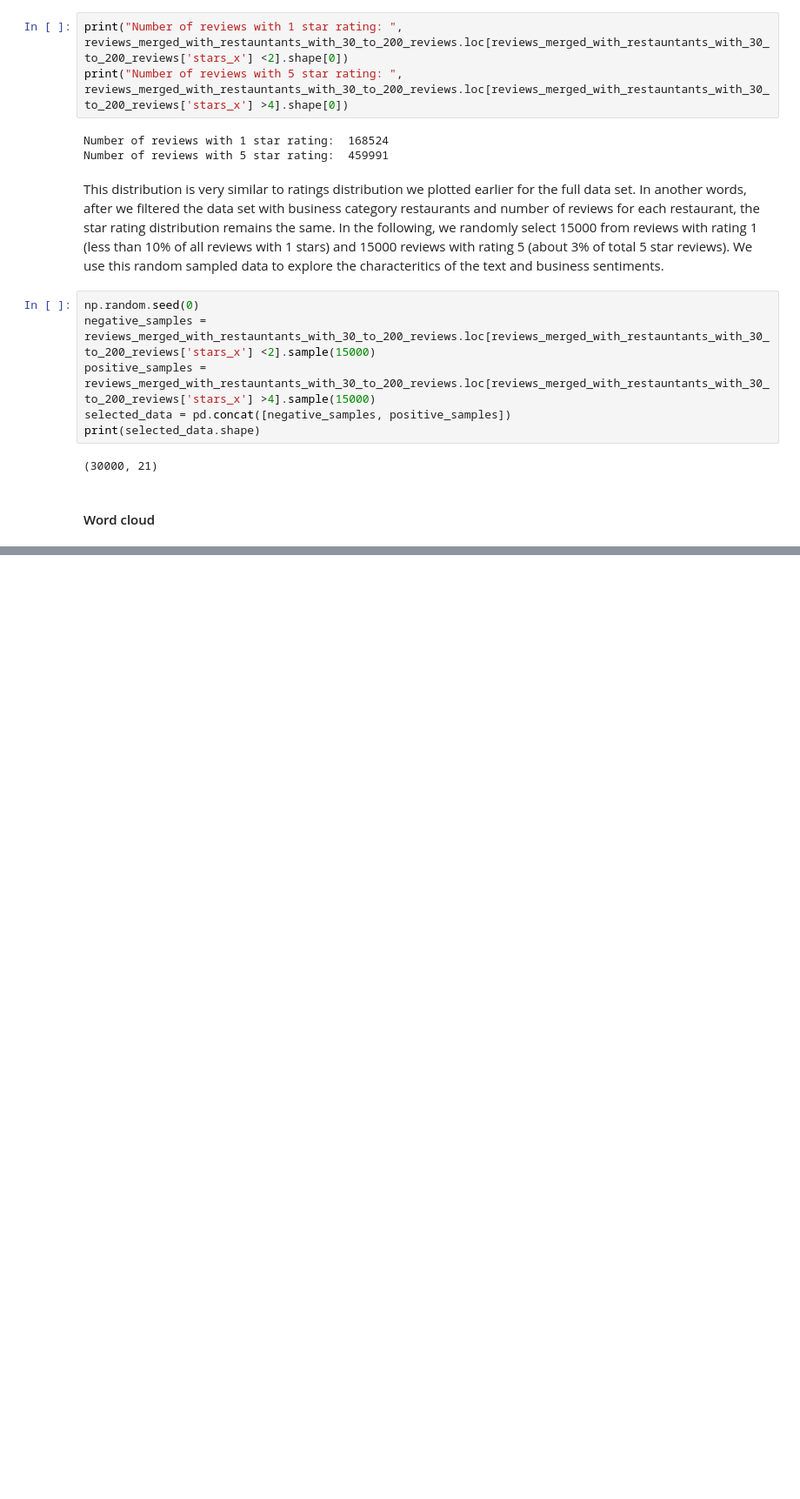
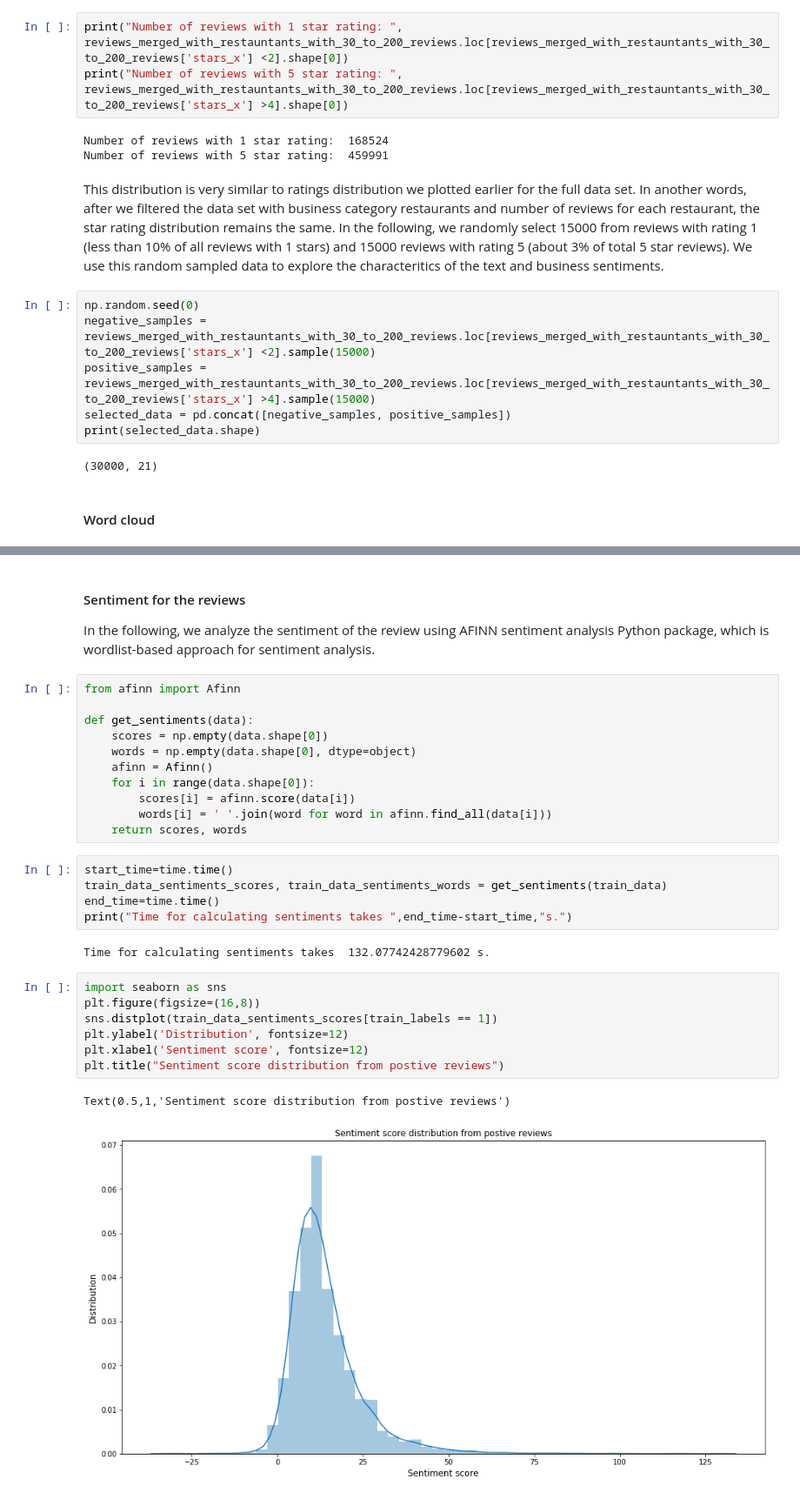
Before and after one commit to chandra1sekar/yelp-reviews, a Jupyter notebook: yelp_review_classification.ipynb, the cells around one changed output, grey strips where cells are left out. Shown at 87% size. Drawn from its saved outputs; the diff is of its cells as text; blank space fills up the shorter version.

Commit message:
Add sentiment analysis

```diff
--- a/yelp_review_classification.ipynb
+++ b/yelp_review_classification.ipynb
@@ -672,0 +673,32 @@ generate_wordcloud(negative)
+# %% [markdown]
+#### Sentiment for the reviews
+
+In the following, we analyze the sentiment of the review using AFINN sentiment analysis Python package, which is wordlist-based approach for sentiment analysis.
+# %%
+from afinn import Afinn
+
+def get_sentiments(data):
+    scores = np.empty(data.shape[0])
+    words = np.empty(data.shape[0], dtype=object)
+    afinn = Afinn()
+    for i in range(data.shape[0]):
+        scores[i] = afinn.score(data[i])
+        words[i] = ' '.join(word for word in afinn.find_all(data[i]))
+    return scores, words
+# %%
+start_time=time.time()
+train_data_sentiments_scores, train_data_sentiments_words = get_sentiments(train_data)
+end_time=time.time()
+print("Time for calculating sentiments takes ",end_time-start_time,"s.")
+# %% [output]
+Time for calculating sentiments takes  132.07742428779602 s.
+# %%
+import seaborn as sns
+plt.figure(figsize=(16,8))
+sns.distplot(train_data_sentiments_scores[train_labels == 1])
+plt.ylabel('Distribution', fontsize=12)
+plt.xlabel('Sentiment score', fontsize=12)
+plt.title("Sentiment score distribution from postive reviews")
+# %% [output]
+Text(0.5,1,'Sentiment score distribution from postive reviews')
+[figure, added]
```
Also changed, not shown: parts of 9 cells of this notebook.
